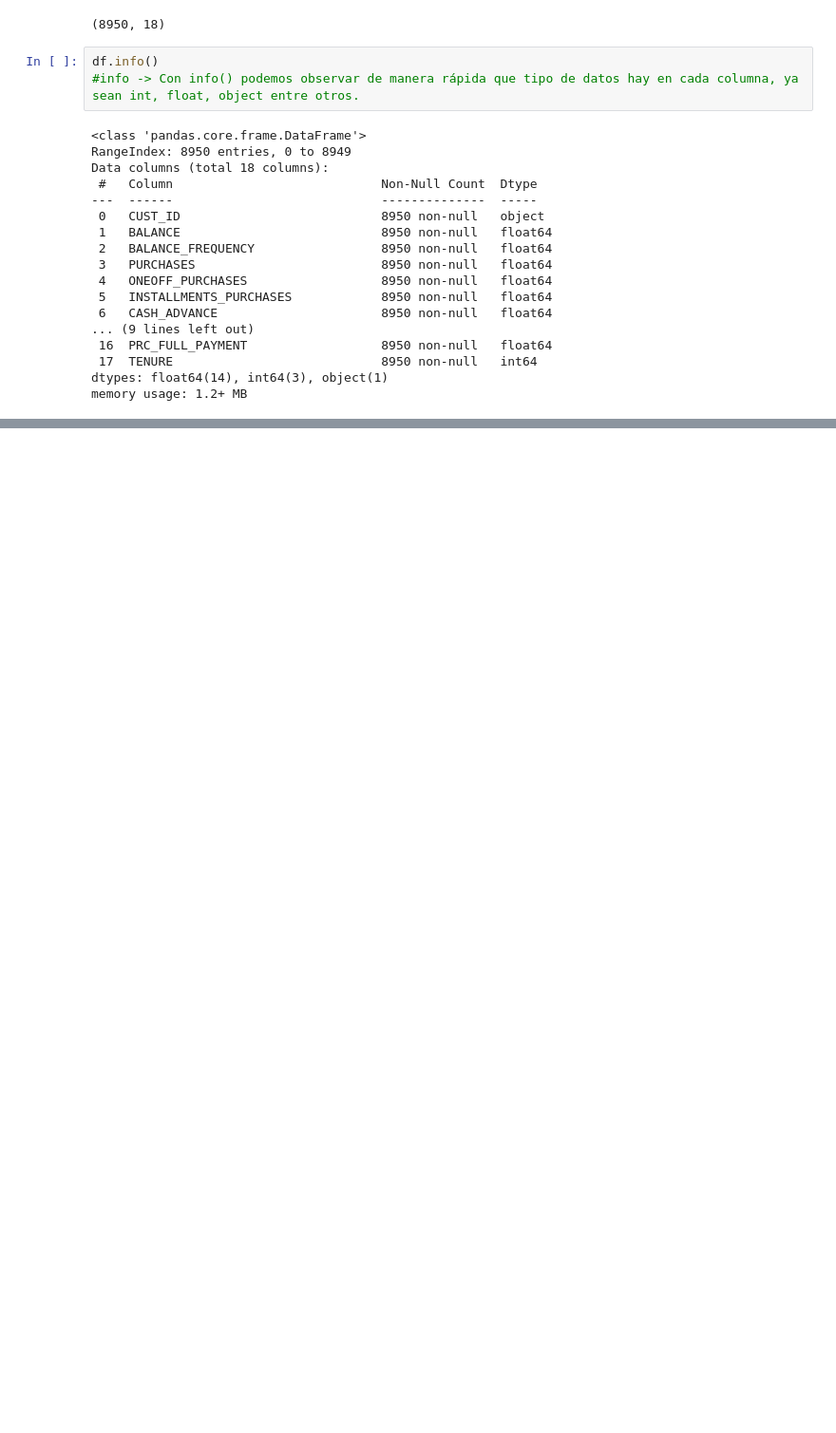
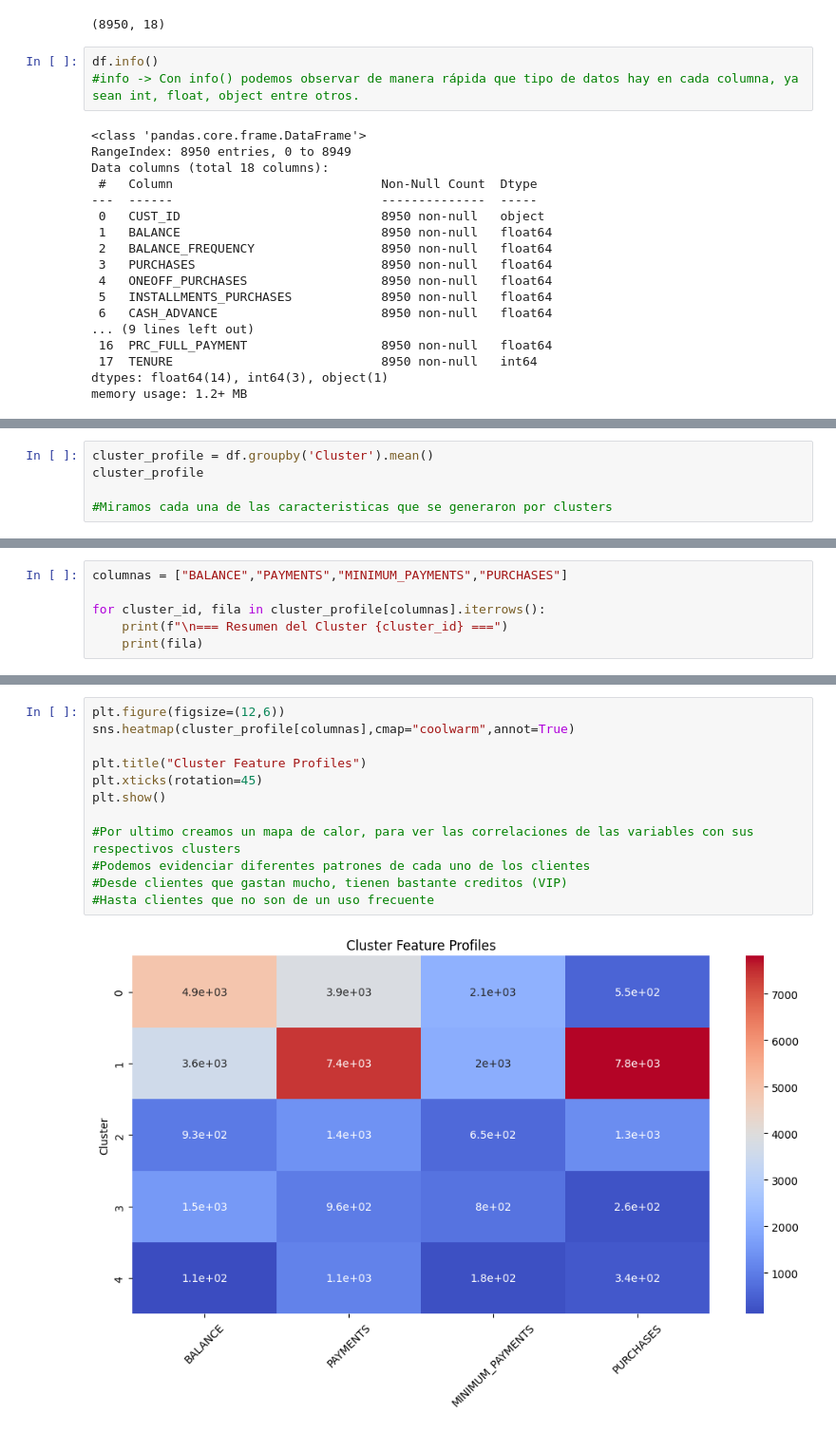
Before and after one commit to ByAlexX15/customer-segmentation-financial, a Jupyter notebook: notebooks/01_eda.ipynb, the cells around one changed output, grey strips where cells are left out. Shown at 95% size. Drawn from its saved outputs; the diff is of its cells as text; blank space fills up the shorter version.

```diff
--- a/notebooks/01_eda.ipynb
+++ b/notebooks/01_eda.ipynb
@@ -137,0 +233,5 @@ dfp= df.drop(s"2")
+# %%
+cluster_profile = df.groupby('Cluster').mean()
+cluster_profile
+
+#Miramos cada una de las caracteristicas que se generaron por clusters
@@ -137,0 +259,6 @@ dfp= df.drop(s"2")
+# %%
+columnas = ["BALANCE","PAYMENTS","MINIMUM_PAYMENTS","PURCHASES"]
+
+for cluster_id, fila in cluster_profile[columnas].iterrows():
+    print(f"\n=== Resumen del Cluster {cluster_id} ===")
+    print(fila)
@@ -137,0 +318,14 @@ dfp= df.drop(s"2")
+# %%
+plt.figure(figsize=(12,6))
+sns.heatmap(cluster_profile[columnas],cmap="coolwarm",annot=True)
+
+plt.title("Cluster Feature Profiles")
+plt.xticks(rotation=45)
+plt.show()
+
+#Por ultimo creamos un mapa de calor, para ver las correlaciones de las variables con sus respectivos clusters
+#Podemos evidenciar diferentes patrones de cada uno de los clientes
+#Desde clientes que gastan mucho, tienen bastante creditos (VIP)
+#Hasta clientes que no son de un uso frecuente
+# %% [output]
+[figure, added]
```
Also changed, not shown: parts of 26 cells of this notebook.
